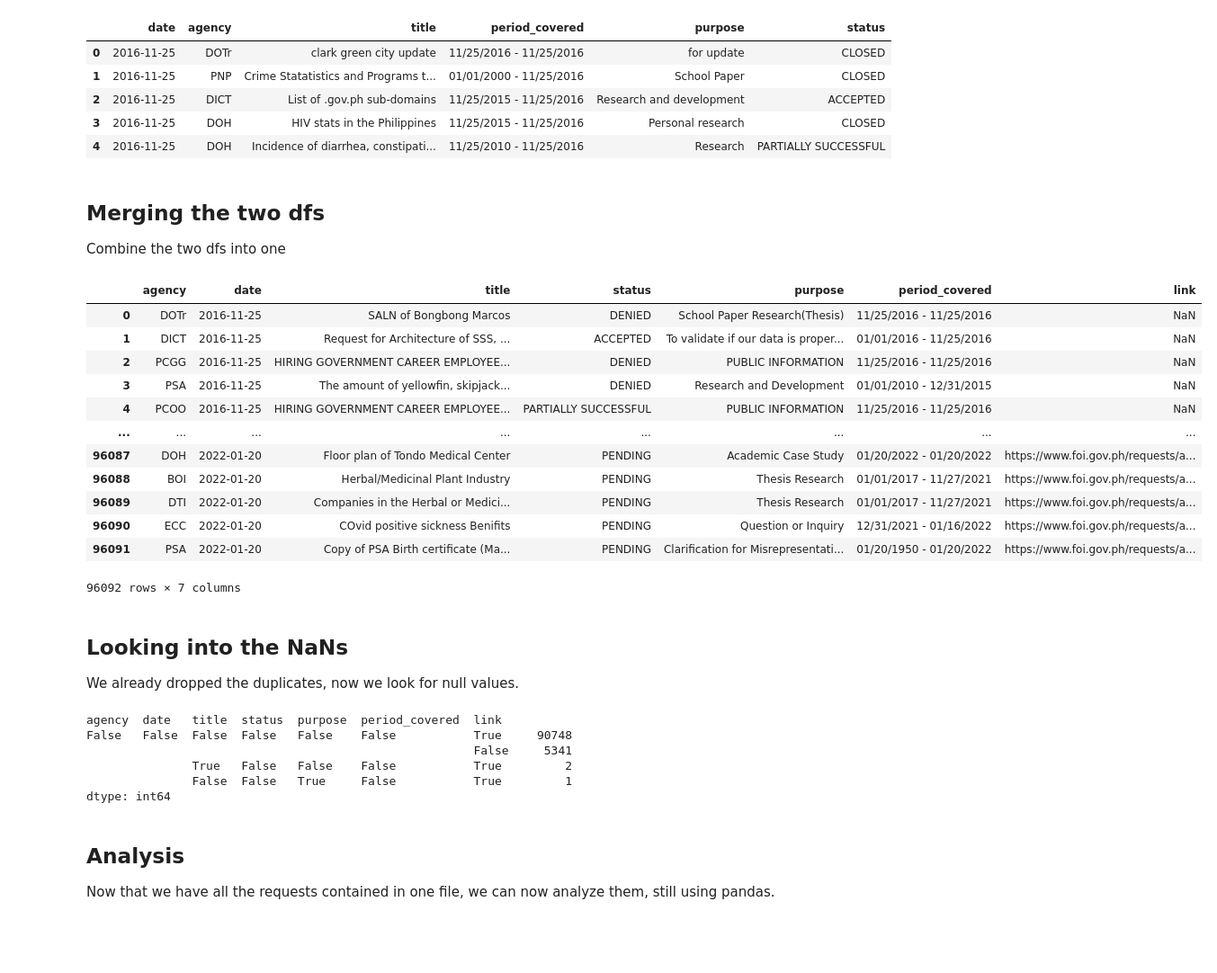
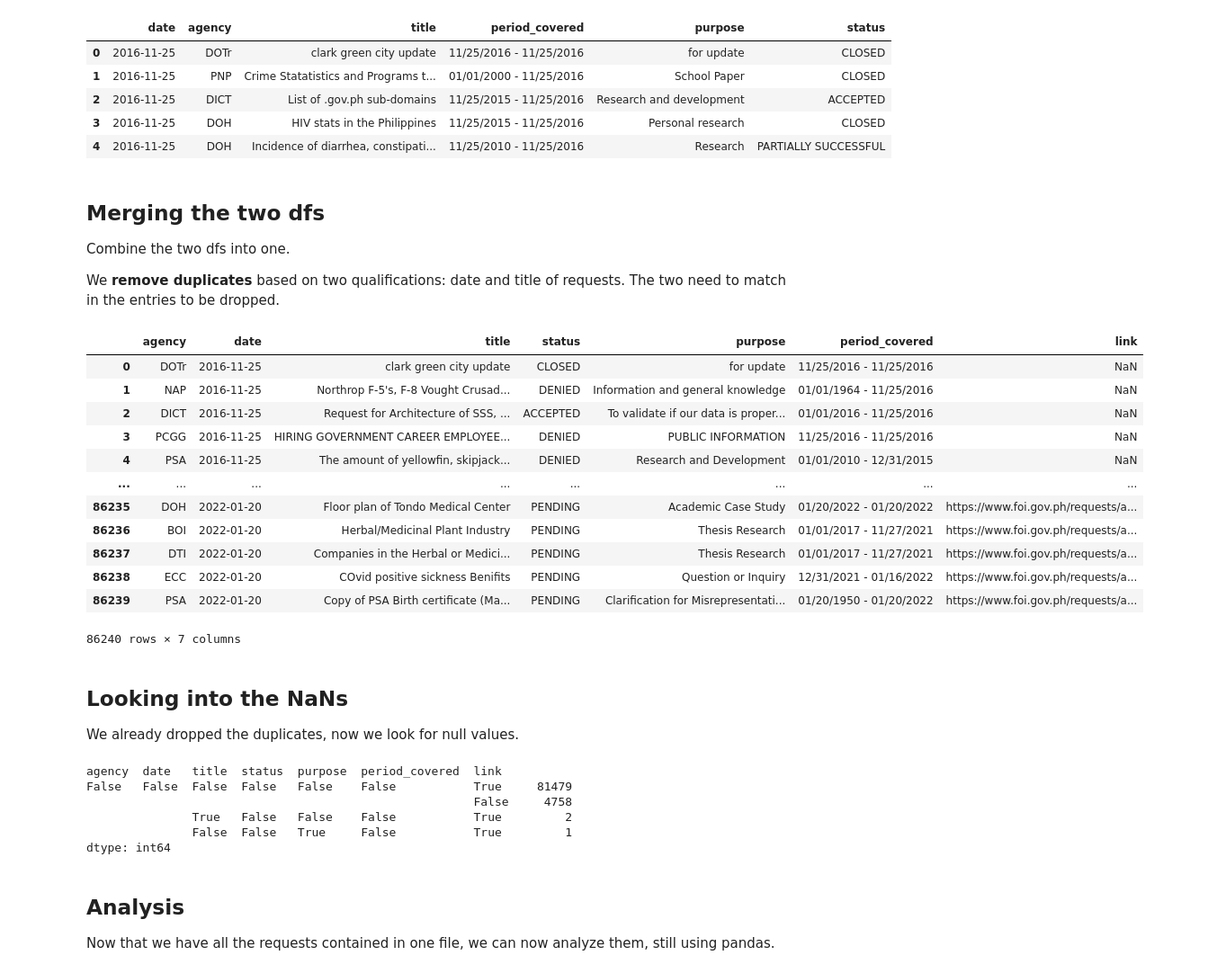
Before and after one commit to pmagtulis/foi-analysis, a Jupyter notebook: foi-analysis.ipynb, the cells around one changed output. Shown at 90% size. Cells and saved outputs as stored; diff of their text form; code cells hidden in the pictures; blank space fills up the shorter version.

```diff
--- a/foi-analysis.ipynb
+++ b/foi-analysis.ipynb
@@ -115,25 +115,27 @@ df2.head()
 # %% [markdown]
 ## Merging the two dfs
 
-Combine the two dfs into one
+Combine the two dfs into one.
+
+We **remove duplicates** based on two qualifications: date and title of requests. The two need to match in the entries to be dropped.
 # %%
-df_final = pd.concat([df1,df2]).drop_duplicates().reset_index(drop=True)
+df_final = pd.concat([df1,df2]).drop_duplicates(subset=['date', 'title']).reset_index(drop=True)
 df_final = df_final.sort_values('date').reset_index(drop=True)
 df_final
 # %% [output]
 |  | agency | date | title | status | purpose | period_covered | link |
-| 0 | DOTr | 2016-11-25 | SALN of Bongbong Marcos | DENIED | School Paper Research(Thesis) | 11/25/2016 - 11/25/2016 | NaN |
-| 1 | DICT | 2016-11-25 | Request for Architecture of SSS, ... | ACCEPTED | To validate if our data is proper... | 01/01/2016 - 11/25/2016 | NaN |
-| 2 | PCGG | 2016-11-25 | HIRING GOVERNMENT CAREER EMPLOYEE... | DENIED | PUBLIC INFORMATION | 11/25/2016 - 11/25/2016 | NaN |
-| 3 | PSA | 2016-11-25 | The amount of yellowfin, skipjack... | DENIED | Research and Development | 01/01/2010 - 12/31/2015 | NaN |
-| 4 | PCOO | 2016-11-25 | HIRING GOVERNMENT CAREER EMPLOYEE... | PARTIALLY SUCCESSFUL | PUBLIC INFORMATION | 11/25/2016 - 11/25/2016 | NaN |
+| 0 | DOTr | 2016-11-25 | clark green city update | CLOSED | for update | 11/25/2016 - 11/25/2016 | NaN |
+| 1 | NAP | 2016-11-25 | Northrop F-5's, F-8 Vought Crusad... | DENIED | Information and general knowledge | 01/01/1964 - 11/25/2016 | NaN |
+| 2 | DICT | 2016-11-25 | Request for Architecture of SSS, ... | ACCEPTED | To validate if our data is proper... | 01/01/2016 - 11/25/2016 | NaN |
+| 3 | PCGG | 2016-11-25 | HIRING GOVERNMENT CAREER EMPLOYEE... | DENIED | PUBLIC INFORMATION | 11/25/2016 - 11/25/2016 | NaN |
+| 4 | PSA | 2016-11-25 | The amount of yellowfin, skipjack... | DENIED | Research and Development | 01/01/2010 - 12/31/2015 | NaN |
 | ... | ... | ... | ... | ... | ... | ... | ... |
-| 96087 | DOH | 2022-01-20 | Floor plan of Tondo Medical Center | PENDING | Academic Case Study | 01/20/2022 - 01/20/2022 | https://www.foi.gov.ph/requests/a... |
-| 96088 | BOI | 2022-01-20 | Herbal/Medicinal Plant Industry | PENDING | Thesis Research | 01/01/2017 - 11/27/2021 | https://www.foi.gov.ph/requests/a... |
-| 96089 | DTI | 2022-01-20 | Companies in the Herbal or Medici... | PENDING | Thesis Research | 01/01/2017 - 11/27/2021 | https://www.foi.gov.ph/requests/a... |
-| 96090 | ECC | 2022-01-20 | COvid positive sickness Benifits | PENDING | Question or Inquiry | 12/31/2021 - 01/16/2022 | https://www.foi.gov.ph/requests/a... |
-| 96091 | PSA | 2022-01-20 | Copy of PSA Birth certificate (Ma... | PENDING | Clarification for Misrepresentati... | 01/20/1950 - 01/20/2022 | https://www.foi.gov.ph/requests/a... |
+| 86235 | DOH | 2022-01-20 | Floor plan of Tondo Medical Center | PENDING | Academic Case Study | 01/20/2022 - 01/20/2022 | https://www.foi.gov.ph/requests/a... |
+| 86236 | BOI | 2022-01-20 | Herbal/Medicinal Plant Industry | PENDING | Thesis Research | 01/01/2017 - 11/27/2021 | https://www.foi.gov.ph/requests/a... |
+| 86237 | DTI | 2022-01-20 | Companies in the Herbal or Medici... | PENDING | Thesis Research | 01/01/2017 - 11/27/2021 | https://www.foi.gov.ph/requests/a... |
+| 86238 | ECC | 2022-01-20 | COvid positive sickness Benifits | PENDING | Question or Inquiry | 12/31/2021 - 01/16/2022 | https://www.foi.gov.ph/requests/a... |
+| 86239 | PSA | 2022-01-20 | Copy of PSA Birth certificate (Ma... | PENDING | Clarification for Misrepresentati... | 01/20/1950 - 01/20/2022 | https://www.foi.gov.ph/requests/a... |
-96092 rows × 7 columns
+86240 rows × 7 columns
 # %% [markdown]
 ## Looking into the NaNs
 
@@ -142,8 +144,8 @@ We already dropped the duplicates, now we look for null values.
 df_final.isna().value_counts()
 # %% [output]
 agency  date   title  status  purpose  period_covered  link
-False   False  False  False   False    False           True     90748
-                                                       False     5341
+False   False  False  False   False    False           True     81479
+                                                       False     4758
                True   False   False    False           True         2
                False  False   True     False           True         1
 dtype: int64
```
Also changed, not shown: parts of 39 cells of this notebook.
